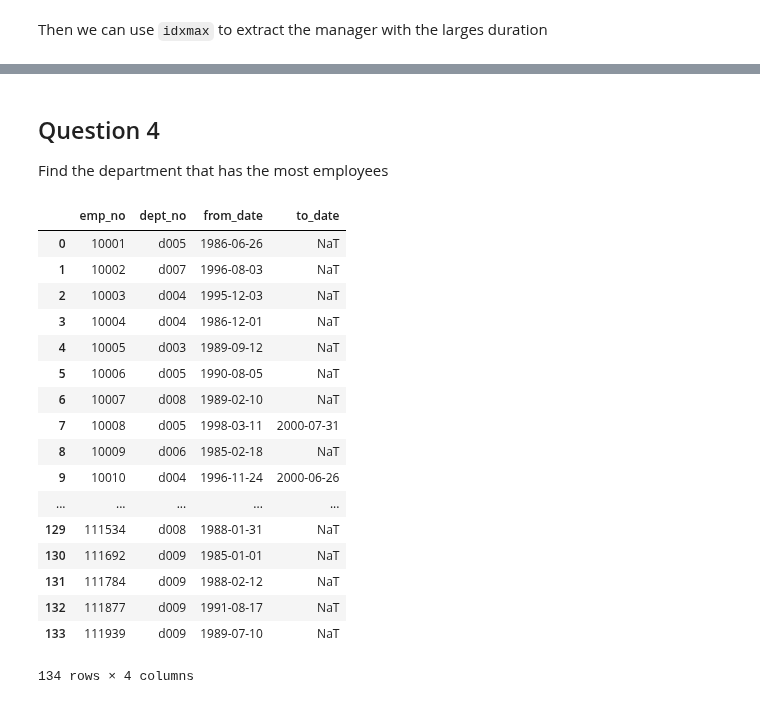
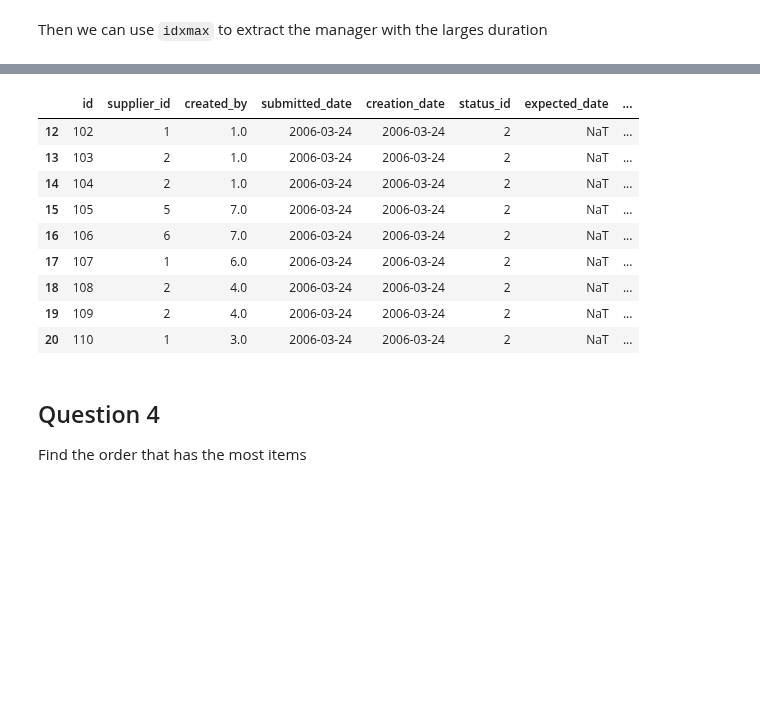
Before and after one commit to gdv/foundationsCS, a Jupyter notebook: teachers/py-13-employees.ipynb, the cells around one changed output, grey strips where cells are left out. Saved outputs shown, nothing was run; the diff lists cells and outputs as text; code cells hidden in the pictures; blank space fills up the shorter version.

```diff
--- a/teachers/py-13-employees.ipynb
+++ b/teachers/py-13-employees.ipynb
@@ -283,0 +176,3 @@ We had a column `duration` that contains the length of each assignment. If the `
+# %%
+approved = df['purchase_orders'][df['purchase_orders']['approved_date'].notnull()].copy()
+approved.head()
@@ -299,0 +192,3 @@ management.head()
+# %%
+approved['duration'] = approved['approved_date'] - approved['submitted_date']
+approved.head()
@@ -311,25 +225,16 @@ Name: 3, dtype: object
+# %%
+approved[approved['duration'] >= approved['duration'].max()]
+# %% [output]
+|  | id | supplier_id | created_by | submitted_date | creation_date | status_id | expected_date | ... |
+| 12 | 102 | 1 | 1.0 | 2006-03-24 | 2006-03-24 | 2 | NaT | ... |
+| 13 | 103 | 2 | 1.0 | 2006-03-24 | 2006-03-24 | 2 | NaT | ... |
+| 14 | 104 | 2 | 1.0 | 2006-03-24 | 2006-03-24 | 2 | NaT | ... |
+| 15 | 105 | 5 | 7.0 | 2006-03-24 | 2006-03-24 | 2 | NaT | ... |
+| 16 | 106 | 6 | 7.0 | 2006-03-24 | 2006-03-24 | 2 | NaT | ... |
+| 17 | 107 | 1 | 6.0 | 2006-03-24 | 2006-03-24 | 2 | NaT | ... |
+| 18 | 108 | 2 | 4.0 | 2006-03-24 | 2006-03-24 | 2 | NaT | ... |
+| 19 | 109 | 2 | 4.0 | 2006-03-24 | 2006-03-24 | 2 | NaT | ... |
+| 20 | 110 | 1 | 3.0 | 2006-03-24 | 2006-03-24 | 2 | NaT | ... |
 # %% [markdown]
 ## Question 4
-Find the department that has the most employees
+Find the order that has the most items
-# %%
-current = employments[employments['to_date'].isnull()]
-employments
-# %% [output]
-|  | emp_no | dept_no | from_date | to_date |
-| 0 | 10001 | d005 | 1986-06-26 | NaT |
-| 1 | 10002 | d007 | 1996-08-03 | NaT |
-| 2 | 10003 | d004 | 1995-12-03 | NaT |
-| 3 | 10004 | d004 | 1986-12-01 | NaT |
-| 4 | 10005 | d003 | 1989-09-12 | NaT |
-| 5 | 10006 | d005 | 1990-08-05 | NaT |
-| 6 | 10007 | d008 | 1989-02-10 | NaT |
-| 7 | 10008 | d005 | 1998-03-11 | 2000-07-31 |
-| 8 | 10009 | d006 | 1985-02-18 | NaT |
-| 9 | 10010 | d004 | 1996-11-24 | 2000-06-26 |
-| ... | ... | ... | ... | ... |
-| 129 | 111534 | d008 | 1988-01-31 | NaT |
-| 130 | 111692 | d009 | 1985-01-01 | NaT |
-| 131 | 111784 | d009 | 1988-02-12 | NaT |
-| 132 | 111877 | d009 | 1991-08-17 | NaT |
-| 133 | 111939 | d009 | 1989-07-10 | NaT |
-134 rows × 4 columns
```
Also changed, not shown: parts of 71 cells of this notebook, 4 other files.
